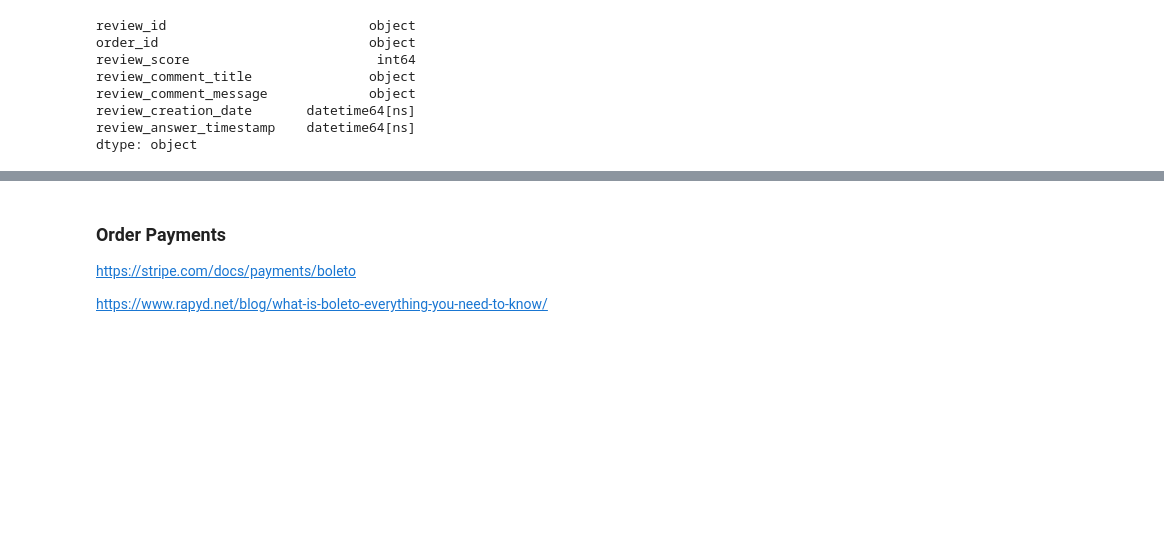
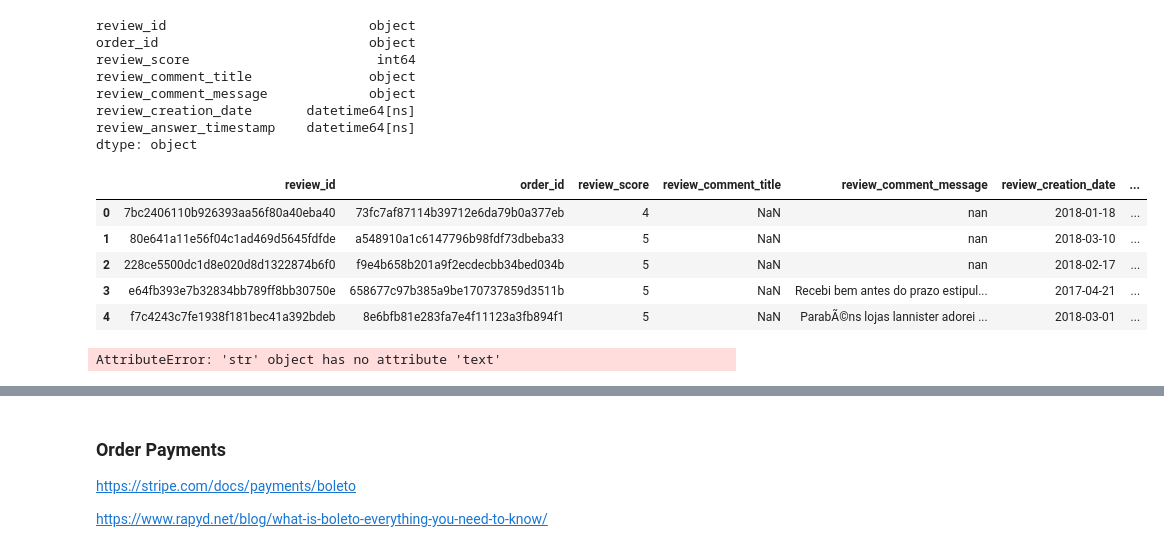
Before and after one commit to NoahPlage/Olist-Business-Analysis, a Jupyter notebook: olist-notebook.ipynb, the cells around one changed output, grey strips where cells are left out. Drawn from its saved outputs; the diff is of its cells as text; code cells hidden in the pictures; blank space fills up the shorter version.

```diff
--- a/olist-notebook.ipynb
+++ b/olist-notebook.ipynb
@@ -455,3 +459,25 @@ review_comment_message             object
 review_creation_date       datetime64[ns]
 review_answer_timestamp    datetime64[ns]
 dtype: object
+# %%
+# Emojis from the text have been removed as they are not supported by the Google translator. The below function removes emojis, symbols, pictographs, flags and map symbols.
+def remove_emoji(string):
+    emoji_pattern = re.compile("["
+                           u"\U0001F600-\U0001F64F"  # emoticons
+                           u"\U0001F300-\U0001F5FF"  # symbols & pictographs
+                           u"\U0001F680-\U0001F6FF"  # transport & map symbols
+                           u"\U0001F1E0-\U0001F1FF"  # flags (iOS)
+                           u"\U00002702-\U000027B0"
+                           u"\U000024C2-\U0001F251"
+                           "]+", flags=re.UNICODE)
+    return emoji_pattern.sub(r'', string)
+
+reviews_df.review_comment_message = reviews_df.review_comment_message.apply(lambda text: remove_emoji(str(text)))
+reviews_df.head(5)
+# %% [output]
+|  | review_id | order_id | review_score | review_comment_title | review_comment_message | review_creation_date | ... |
+| 0 | 7bc2406110b926393aa56f80a40eba40 | 73fc7af87114b39712e6da79b0a377eb | 4 | NaN | nan | 2018-01-18 | ... |
+| 1 | 80e641a11e56f04c1ad469d5645fdfde | a548910a1c6147796b98fdf73dbeba33 | 5 | NaN | nan | 2018-03-10 | ... |
+| 2 | 228ce5500dc1d8e020d8d1322874b6f0 | f9e4b658b201a9f2ecdecbb34bed034b | 5 | NaN | nan | 2018-02-17 | ... |
+| 3 | e64fb393e7b32834bb789ff8bb30750e | 658677c97b385a9be170737859d3511b | 5 | NaN | Recebi bem antes do prazo estipul... | 2017-04-21 | ... |
+| 4 | f7c4243c7fe1938f181bec41a392bdeb | 8e6bfb81e283fa7e4f11123a3fb894f1 | 5 | NaN | ParabÃ©ns lojas lannister adorei ... | 2018-03-01 | ... |
@@ -457,0 +494,19 @@ dtype: object
+# %%
+# The free version of Google API has limitations. If requests spike in a short period from one IP or exceed 15K characters in a short period, then the IP is temporarily blocked.
+# To avoid this problem, the translation is done in batches of 250 with an interval of 6 mins between each batch so as not to be blocked by API.
+lower = 0
+upper = 250
+limit = 103500
+rem = 170
+step = 250
+
+while(upper < limit):
+    reviews_df.loc[lower:upper,'review_eng']= reviews_df.review_comment_message.iloc[lower:upper].apply(translate_to_english)
+    print('Completed: ',upper)
+    lower = upper
+    upper += step
+    time.sleep(300)
+
+reviews_df.loc[limit:,'review_eng']= reviews_df.review_comment_message.iloc[limit:].apply(translate_to_english)
+# %% [output]
+AttributeError: 'str' object has no attribute 'text'
```
Also changed, not shown: parts of 17 cells of this notebook.
